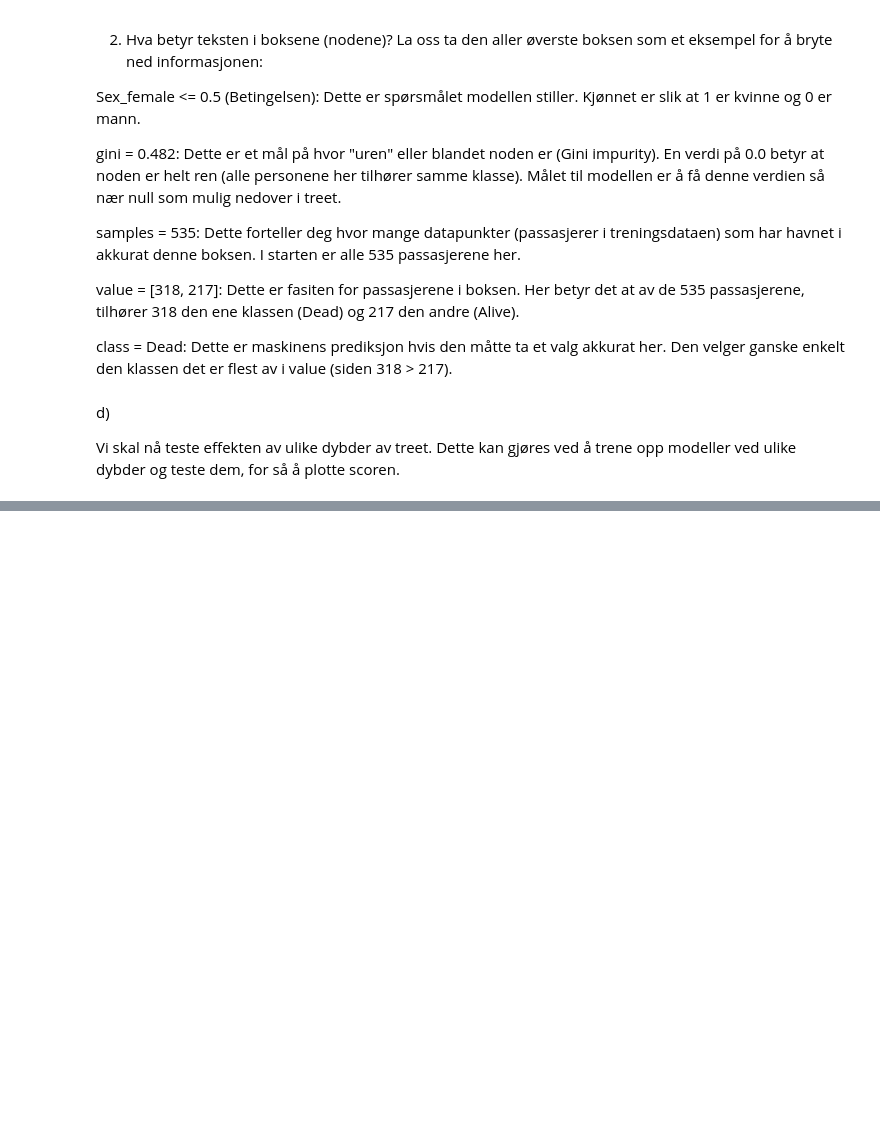
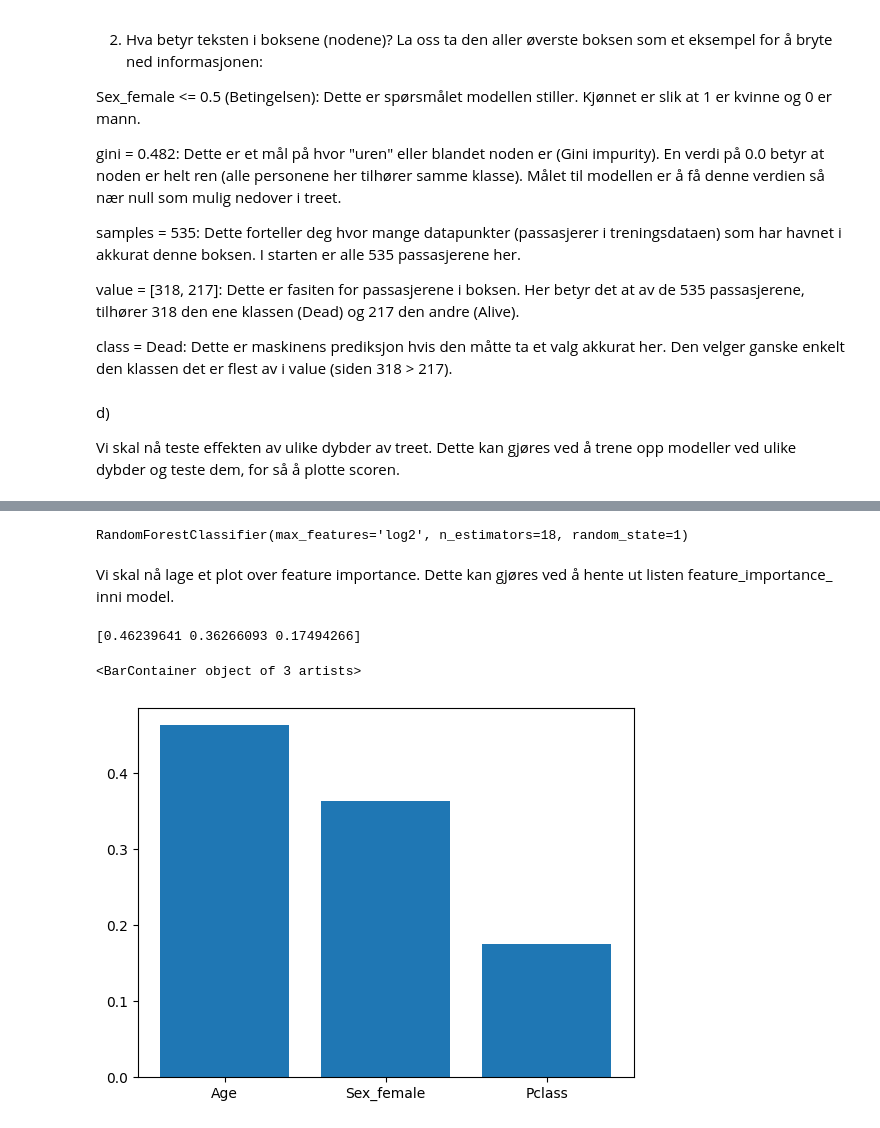
Before and after one commit to m-a-x-98/Honours2200Oblig1, a Jupyter notebook: oblig1.ipynb, the cells around one changed output, grey strips where cells are left out. Cells and saved outputs as stored; diff of their text form; code cells hidden in the pictures; blank space fills up the shorter version.

```diff
--- a/oblig1.ipynb
+++ b/oblig1.ipynb
@@ -290,0 +358,14 @@ plt.plot(depths, correct_rate_list) # plot resultatet
+# %%
+model = RandomForestClassifier(n_estimators=22, max_features="log2", random_state=1)
+model.fit(X_train, y_train)
+# %% [output]
+RandomForestClassifier(max_features='log2', n_estimators=18, random_state=1)
+# %% [markdown]
+Vi skal nå lage et plot over feature importance. Dette kan gjøres ved å hente ut listen feature_importance_ inni model.
+# %%
+features = model.feature_importances_
+plt.bar(X_train.columns, features)
+# %% [output]
+[0.46239641 0.36266093 0.17494266]
+<BarContainer object of 3 artists>
+[figure, added]
```
Also changed, not shown: parts of 23 cells of this notebook.
